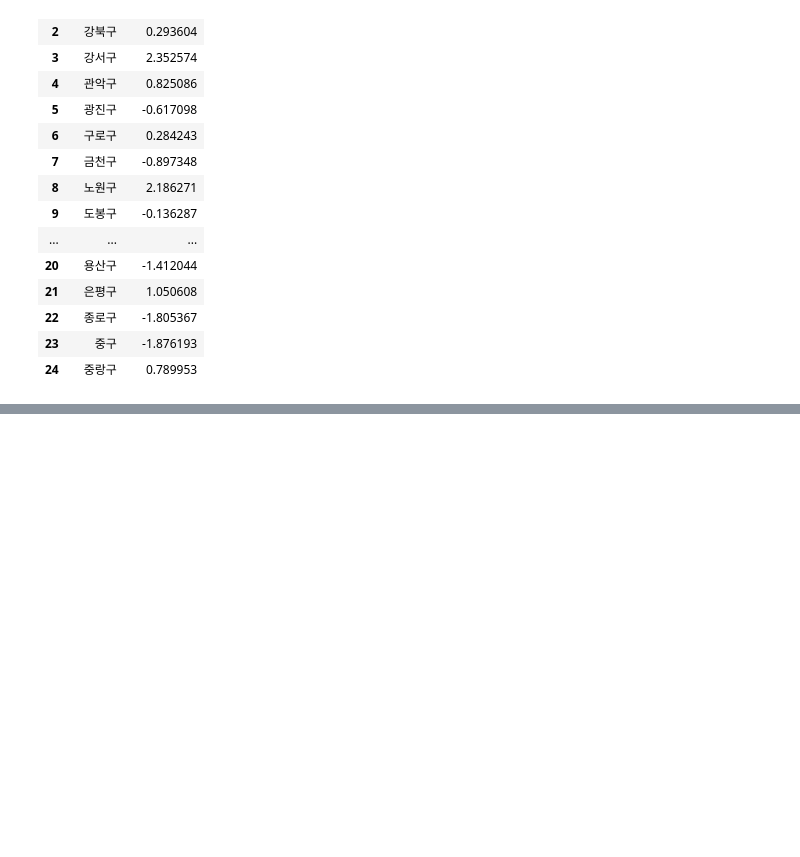
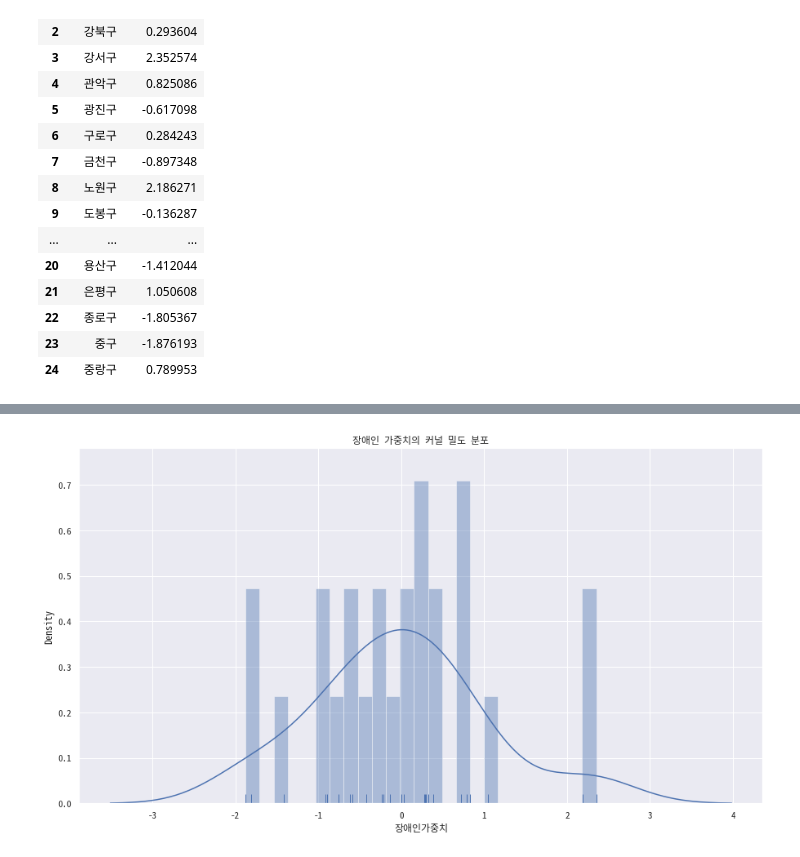
Before and after one commit to ChoiInYeol/KHUDA-Seoul-BigDataCampus, a Jupyter notebook: 9. 서울시빅캠전처리.ipynb, the cells around one changed output, grey strips where cells are left out. Saved outputs shown, nothing was run; the diff lists cells and outputs as text; code cells hidden in the pictures; blank space fills up the shorter version.

```diff
--- a/9. 서울시빅캠전처리.ipynb
+++ b/9. 서울시빅캠전처리.ipynb
@@ -270 +300,7 @@ ValueError: array length 1 does not match index length 25
+# %%
+sns.distplot(data4_scale["장애인가중치"], bins=25, kde=True, rug=True)
+plt.title("장애인 가중치의 커널 밀도 분포")
+plt.show()
+# %% [output]
+[figure, added]
 # %%
```
Also changed, not shown: parts of 7 cells of this notebook.
